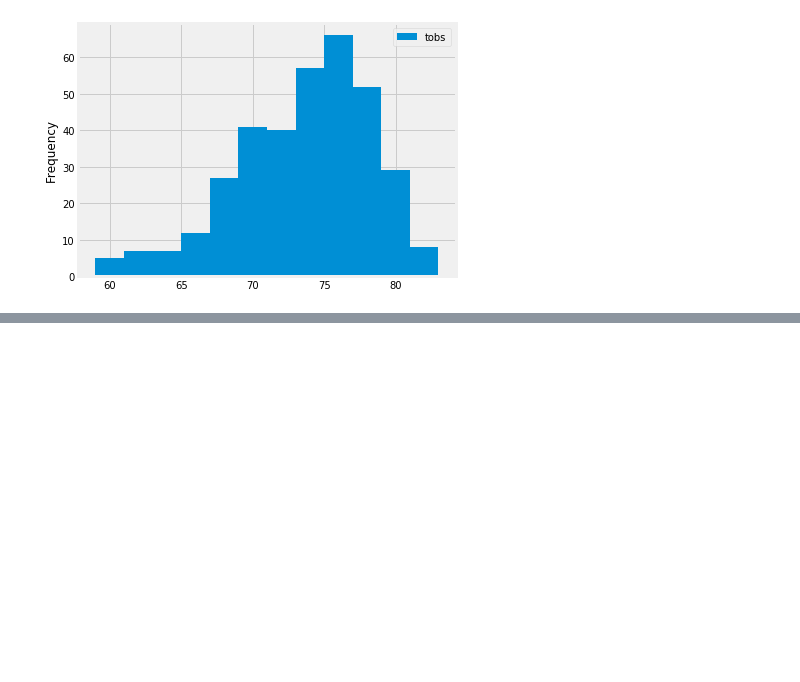
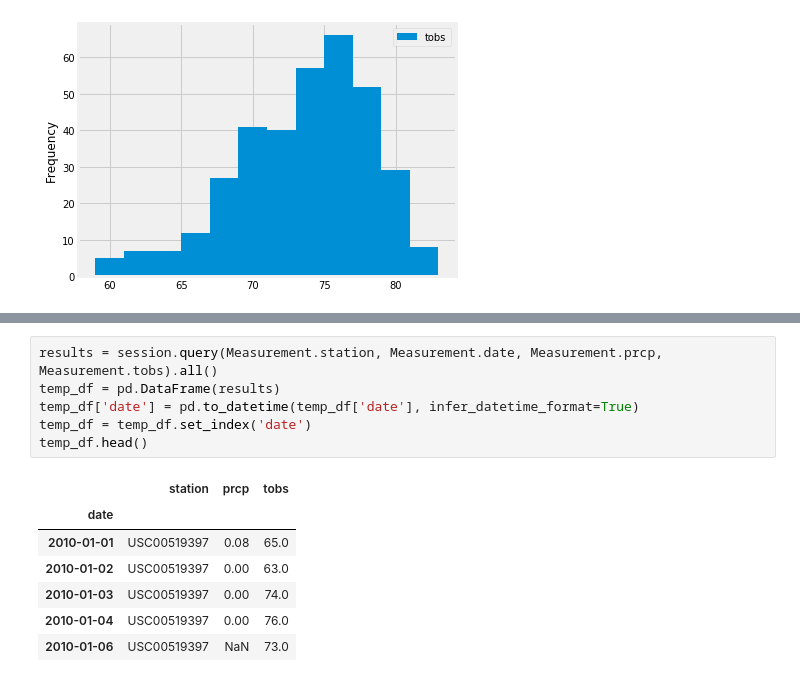
Before and after one commit to adamahrens/sqlalchemy-challenge, a Jupyter notebook: sqlalchemy-homework.ipynb, the cells around one changed output, grey strips where cells are left out. Saved outputs shown, nothing was run; the diff lists cells and outputs as text; blank space fills up the shorter version.

```diff
--- a/sqlalchemy-homework.ipynb
+++ b/sqlalchemy-homework.ipynb
@@ -149,0 +198,14 @@ plt.tight_layout()
+# %%
+results = session.query(Measurement.station, Measurement.date, Measurement.prcp, Measurement.tobs).all()
+temp_df = pd.DataFrame(results)
+temp_df['date'] = pd.to_datetime(temp_df['date'], infer_datetime_format=True)
+temp_df = temp_df.set_index('date')
+temp_df.head()
+# %% [output]
+|  | station | prcp | tobs |
+| date |  |  |  |
+| 2010-01-01 | USC00519397 | 0.08 | 65.0 |
+| 2010-01-02 | USC00519397 | 0.00 | 63.0 |
+| 2010-01-03 | USC00519397 | 0.00 | 74.0 |
+| 2010-01-04 | USC00519397 | 0.00 | 76.0 |
+| 2010-01-06 | USC00519397 | NaN | 73.0 |
```
Also changed, not shown: parts of 7 cells of this notebook.
